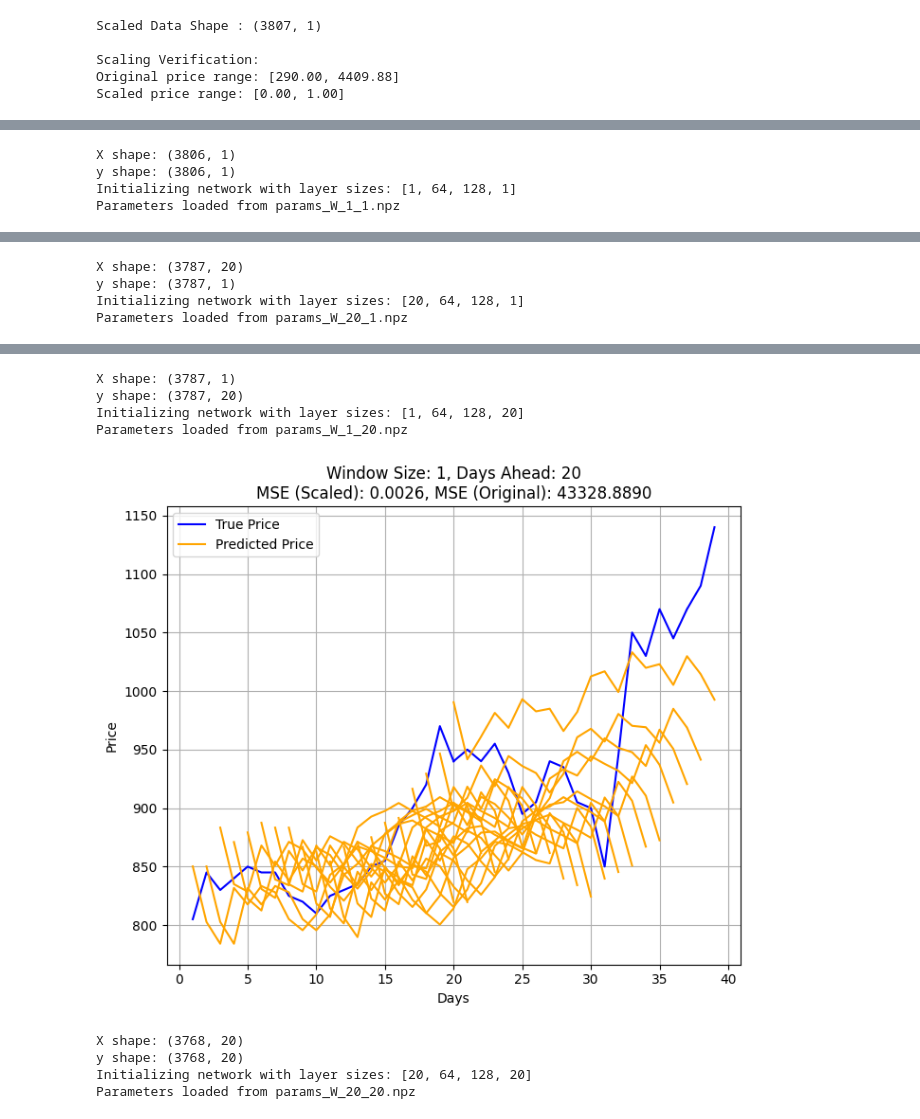
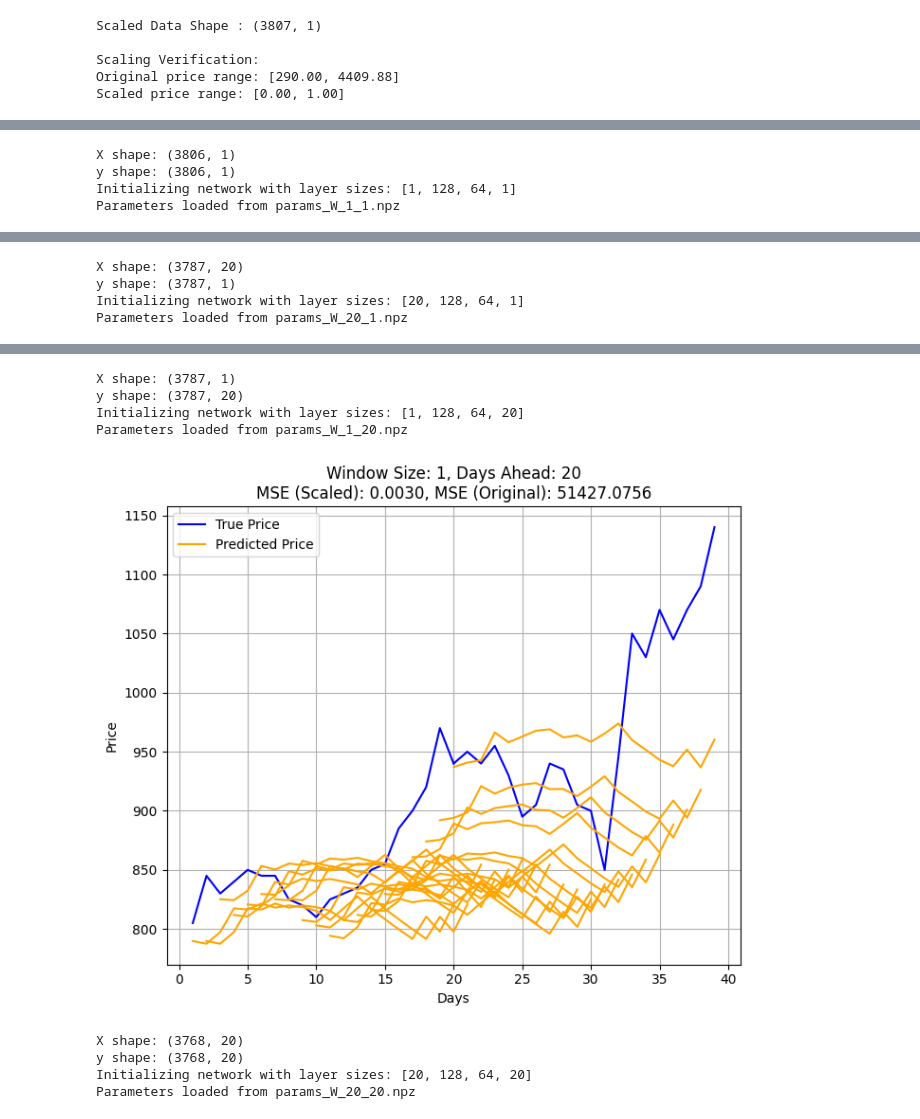
Before and after one commit to DickyOsmondSieliewangi/Topsus_Tekken, a Jupyter notebook: main.ipynb, the cells around one changed output, grey strips where cells are left out. Cells and saved outputs as stored; diff of their text form; code cells hidden in the pictures.

```diff
--- a/main.ipynb
+++ b/main.ipynb
@@ -71,7 +71,7 @@ def functionError(window_size, y_days_ahead):
     X_val, X_test, y_val, y_test = train_test_split(X_test, y_test, test_size=0.5, shuffle=False)
 
     #Test Manual BPNN
-    layer_sizes = [X_train.shape[1], 64, 128, y_train.shape[1]]
+    layer_sizes = [X_train.shape[1], 128, 64, y_train.shape[1]]
     model_name = f"W_{X_train.shape[1]}_{y_train.shape[1]}"
     model_manual = BPNN(layer_sizes, model_name)
     print(f"Training data shape: {X_train.shape}, {y_train.shape}, Validation data shape: {X_val.shape}, {y_val.shape}, Testing data shape: {X_test.shape}, {y_test.shape}")
@@ -255,7 +255,7 @@ def visualize_case(window_size, days_ahead, scaler):
     X_val, X_test, y_val, y_test = train_test_split(X_test, y_test, test_size=0.5, shuffle=False)
 
     # Load the appropriate model
-    layer_sizes = [window_size, 64, 128, days_ahead]
+    layer_sizes = [window_size, 128, 64, days_ahead]
     model_name = f"W_{window_size}_{days_ahead}"
     model = BPNN(layer_sizes, model_name)
 
@@ -368,5 +368,5 @@ plt.show()
 # %% [output]
 X shape: (3806, 1)
 y shape: (3806, 1)
-Initializing network with layer sizes: [1, 64, 128, 1]
+Initializing network with layer sizes: [1, 128, 64, 1]
 Parameters loaded from params_W_1_1.npz
@@ -374,4 +374,4 @@ Parameters loaded from params_W_1_1.npz
 X shape: (3787, 20)
 y shape: (3787, 1)
-Initializing network with layer sizes: [20, 64, 128, 1]
+Initializing network with layer sizes: [20, 128, 64, 1]
 Parameters loaded from params_W_20_1.npz
@@ -379,9 +379,9 @@ Parameters loaded from params_W_20_1.npz
 X shape: (3787, 1)
 y shape: (3787, 20)
-Initializing network with layer sizes: [1, 64, 128, 20]
+Initializing network with layer sizes: [1, 128, 64, 20]
 Parameters loaded from params_W_1_20.npz
-[figure, old version]
+[figure, new version]
 X shape: (3768, 20)
 y shape: (3768, 20)
-Initializing network with layer sizes: [20, 64, 128, 20]
+Initializing network with layer sizes: [20, 128, 64, 20]
 Parameters loaded from params_W_20_20.npz
```
Also changed, not shown: parts of 3 cells of this notebook, 6 other files.
